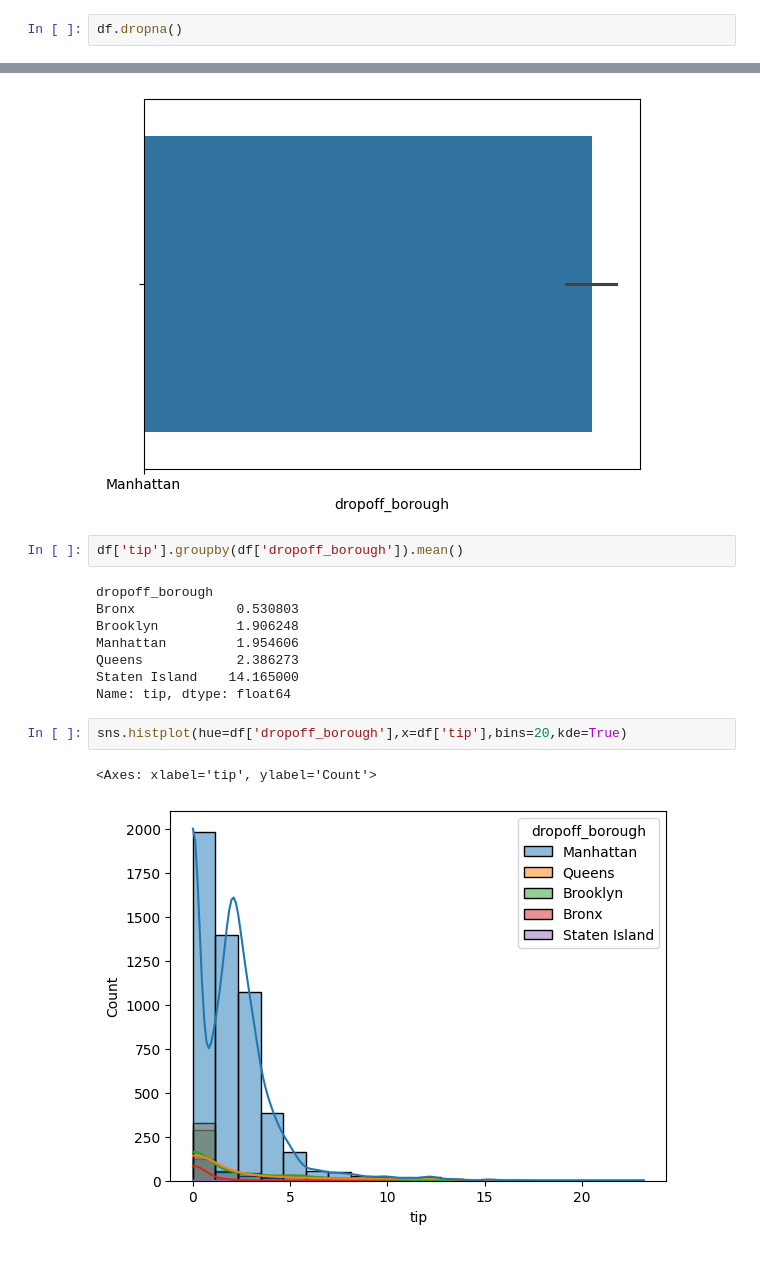
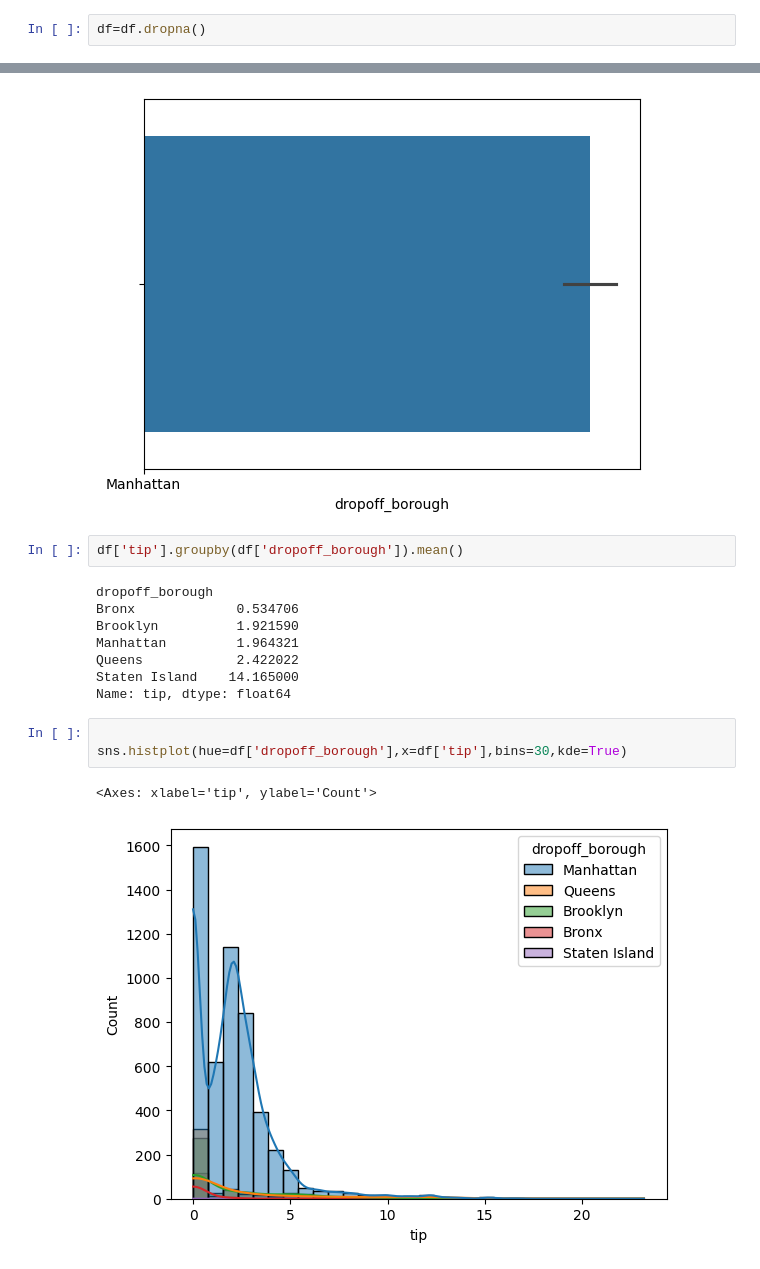
Before and after one commit to Akhila-Dubasi/ML, a Jupyter notebook: ml.ipynb, the cells around one changed output, grey strips where cells are left out. Drawn from its saved outputs; the diff is of its cells as text.

```diff
--- a/ml.ipynb
+++ b/ml.ipynb
@@ -112,2 +110,2 @@ df.reset_index(drop=2)
 # %%
-df.dropna()
+df=df.dropna()
@@ -388,14 +414,15 @@ sns.barplot(x=df['dropoff_borough'])
 df['tip'].groupby(df['dropoff_borough']).mean()
 # %% [output]
 dropoff_borough
-Bronx             0.530803
-Brooklyn          1.906248
-Manhattan         1.954606
-Queens            2.386273
+Bronx             0.534706
+Brooklyn          1.921590
+Manhattan         1.964321
+Queens            2.422022
 Staten Island    14.165000
 Name: tip, dtype: float64
 # %%
-sns.histplot(hue=df['dropoff_borough'],x=df['tip'],bins=20,kde=True)
+
+sns.histplot(hue=df['dropoff_borough'],x=df['tip'],bins=30,kde=True)
 # %% [output]
 <Axes: xlabel='tip', ylabel='Count'>
-[figure, old version]
+[figure, new version]
```
Also changed, not shown: parts of 127 cells of this notebook.
